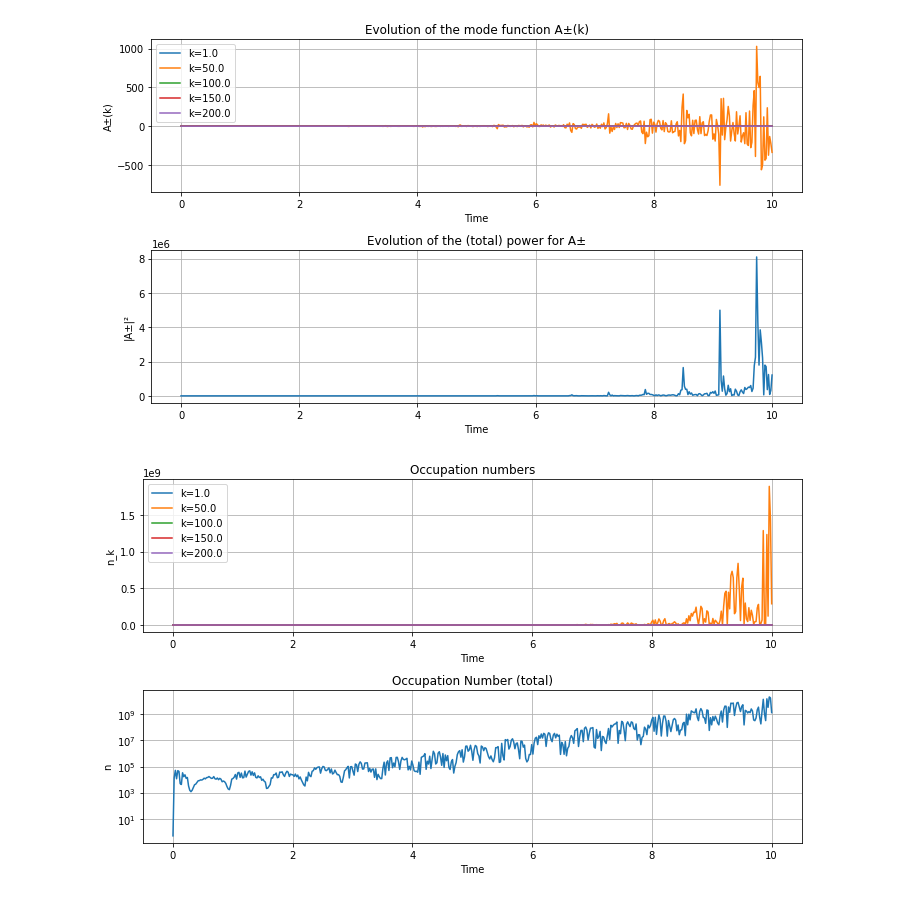
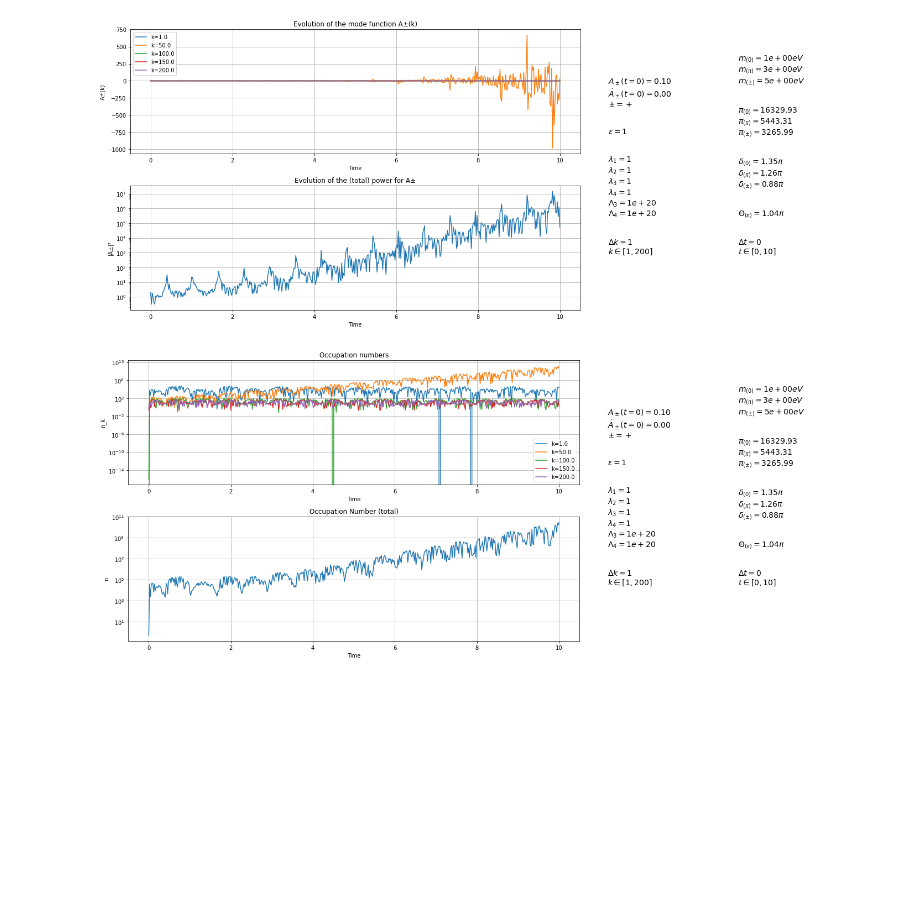
Before and after one commit to LoaneShark/pyAxiverse, a Jupyter notebook: pi-axiverse.ipynb, the cells around one changed output. Saved outputs shown, nothing was run; the diff lists cells and outputs as text; code cells hidden in the pictures; blank space fills up the shorter version.

```diff
--- a/pi-axiverse.ipynb
+++ b/pi-axiverse.ipynb
@@ -82,16 +83,22 @@ def B(t):
                                             (m[0] * np.sin(m[0]*t + d[0])**2 * np.cos(m[1]*t + d[1])**2 + \
                                              m[1] * np.sin(m[1]*t + d[1])**2 * np.cos(m[0]*t + d[0])**2))
 
-def C(t):
-    return (-1) * A_pm * (2*l1 / F * eps**2) * np.abs(amps[0]) * m[0] * np.sin(m[0]*t + d[0])
+def C(t, pm):
+    return (-1) * pm * (2*l1 / F * eps**2) * np.abs(amps[0]) * m[0] * np.sin(m[0]*t + d[0])
 
 def D(t):
     return 2*l2 * eps**2 * e**2 * np.abs(amps[2])**2 * np.cos(m[2]*t + d[2])**2
+
+def Alpha(t, k):
+    return (k**2 + C(t, A_pm)*k + D(t)) / (1 + P(t))
+
+def Beta(t):
+    return B(t) / (1 + P(t))
 # %%
 # Define the system of ODEs
 def system(t, y, k):
     dy0dt = y[1]
-    dy1dt = -1/(1 + P(t)) * (B(t)*y[1] + (C(t)*k + D(t))*y[0]) - k**2*y[0]
+    dy1dt = -1/(1 + P(t)) * (B(t)*y[1] + (C(t, A_pm)*k + D(t))*y[0]) - k**2*y[0]
     return [dy0dt, dy1dt]
 
 # Initial conditions
@@ -99,14 +106,17 @@ y0 = [A_0, Adot_0]
 
 # Time domain
 t_span = [0, 10]  # TODO: replace with the appropriate values
+t_N    = 500      # Number of timesteps
 
 # k values
-k_values, step_size = np.linspace(1, 200, 200, retstep=True)  # TODO: replace with the appropriate values
+k_span = [1, 200] # TODO: replace with the appropriate values
+k_N = 200         # Number of k-modes
+k_values, k_step = np.linspace(k_span[0], k_span[1], k_N, retstep=True)
 #k_values = np.linspace(1./100, 10, 100)
 
 # Initialize an array to store the solutions
-t = np.linspace(t_span[0], t_span[1], 500)         # Array of times at which to evaluate
-solutions = np.zeros((len(k_values), 2, len(t)))   # Array of solutions for mode k at time t
+t, t_step = np.linspace(t_span[0], t_span[1], t_N, retstep=True)  # Array of times at which to evaluate
+solutions = np.zeros((len(k_values), 2, len(t)))                  # Array of solutions for mode k at time t
 # %%
 # Solve the differential equation for each k
 def solve_system(i,k):
@@ -126,65 +178,90 @@ for i, k in enumerate(k_values): solve_system(i,k)
 # %%
 # Plot the solution
 signstr = {1: "+", -1: "-", 0: "±"}
 #k_samples = np.geomspace(1,len(k_values),num=5)
 k_samples = [i for i, k_i in enumerate(k_values) if k_i in [1,50,100,150,200]]
 times = t
 
-plt.figure(figsize=(10, 6))
+plt.figure(figsize=(20, 8))
 
-plt.subplot(2,1,1)
+#plt.subplot(2,1,1)
+plt.subplot2grid((2,5), (0,0), colspan=3)
 for k_sample in k_samples:
     k_s = int(k_sample)
     #print(solutions[k_s, 0])
     plt.plot(times, solutions[k_s, 0], label='k='+str(k_values[k_s]))
 plt.title('Evolution of the mode function A'+signstr[0]+'(k)')
 plt.xlabel('Time')
 plt.ylabel('A'+signstr[0]+'(k)')
 #plt.yscale('log')
 plt.legend()
 plt.grid()
 
-plt.subplot(2,1,2)
+#plt.subplot(2,1,2)
+plt.subplot2grid((2,5), (1,0), colspan=3)
 plt.plot(times, [sum([np.abs(solutions[i,0,t_i])**2 for i in range(len(k_values))]) for t_i in range(len(times))])
 plt.title('Evolution of the (total) power for A'+signstr[0])
 plt.xlabel('Time')
 plt.ylabel('|A'+signstr[0]+'|²')
-#plt.yscale('log')
+plt.yscale('log')
 plt.grid()
+
+textstr1, textstr2 = get_text_params()
+
+plt.subplot2grid((2,5), (0,3), rowspan=2)
+plt.text(0.15, 0.2, textstr1, fontsize=14)
+plt.axis('off')
+
+plt.subplot2grid((2,5), (0,4), rowspan=2)
+plt.text(0, 0.2, textstr2, fontsize=14)
+plt.axis('off')
 
 plt.tight_layout()
 plt.show()
 # %% [output]
-[figure, old version]
+[figure, new version]
 # %%
 # Plot the occupation numbers
 w = lambda i: np.abs(k_values[i])
 n = lambda i: (w(i)/2) * (((np.square(np.abs(solutions[i,1])))/(np.square(w(i)))) + np.square(np.abs(solutions[i,0]))) - (1/2)
+times = t
 
 #k_samples = np.geomspace(1,len(k_values),num=5)
 k_samples = [i for i, k_i in enumerate(k_values) if k_i in [1,50,100,150,200]]
-plt.figure(figsize=(10, 6))
+plt.figure(figsize=(20, 8))
 
-plt.subplot(2,1,1)
+plt.subplot2grid((2,5), (0,0), colspan=3)
 for k_sample in k_samples:
     k_s = int(k_sample)
     plt.plot(times, n(k_s), label='k='+str(k_values[k_s]))
 plt.title('Occupation numbers')
 plt.xlabel('Time')
+#plt.xlim(0,0.2)
 plt.ylabel('n_k')
-#plt.yscale('log')
+plt.yscale('log'); #plt.ylim(bottom = 0.1)
 plt.legend()
 plt.grid()
 
-plt.subplot(2,1,2)
+plt.subplot2grid((2,5), (1,0), colspan=3)
 plt.plot(times, [sum([n(i)[t_i] for i in range(len(k_values))]) for t_i in range(len(times))])
 plt.title('Occupation Number (total)')
 plt.xlabel('Time')
+#plt.xlim(0,0.1)
 plt.ylabel('n')
 plt.yscale('log')
 plt.grid()
 
+textstr1, textstr2 = get_text_params()
+
+plt.subplot2grid((2,5), (0,3), rowspan=2)
+plt.text(0.15, 0.2, textstr1, fontsize=14)
+plt.axis('off')
+
+plt.subplot2grid((2,5), (0,4), rowspan=2)
+plt.text(0, 0.2, textstr2, fontsize=14)
+plt.axis('off')
+
 plt.tight_layout()
 plt.show()
 # %% [output]
-[figure, old version]
+[figure, new version]
```
Also changed, not shown: parts of 5 cells of this notebook.
